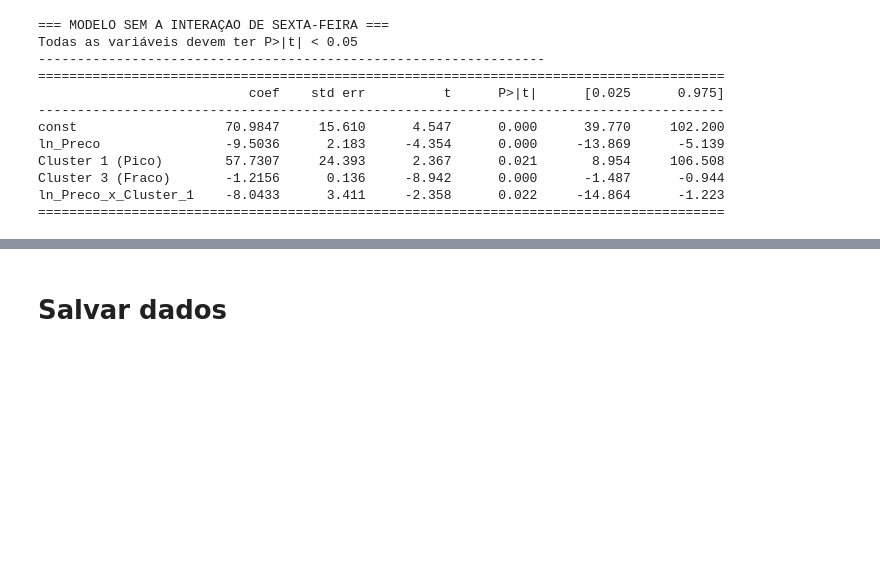
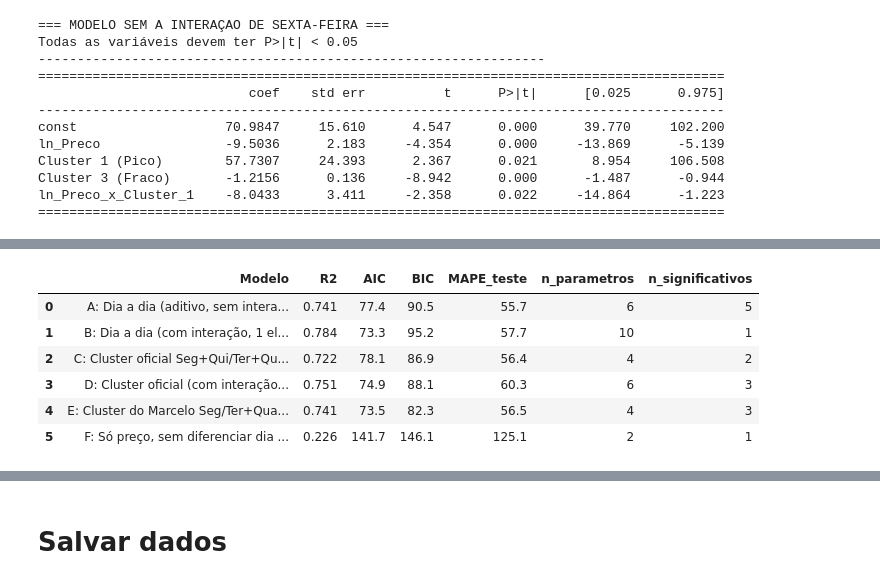
Before and after one commit to natfaria/2026-resolucao_problemas, a Jupyter notebook: 2026_resolucao_problemas/notebooks/01-EDA_v3.ipynb, the cells around one changed output, grey strips where cells are left out. Cells and saved outputs as stored; diff of their text form; code cells hidden in the pictures; blank space fills up the shorter version.

```diff
--- a/2026_resolucao_problemas/notebooks/01-EDA_v3.ipynb
+++ b/2026_resolucao_problemas/notebooks/01-EDA_v3.ipynb
@@ -1343,0 +1075,88 @@ pura — o modelo nunca viu exemplos ali, então a previsão de volume não tem
+# %%
+def preparar_candidato(cluster_func, com_interacao):
+    m = df_treino[~df_treino['Dia da Semana'].isin(['Sábado', 'Domingo'])].copy()
+    m['ln_Volume'] = np.log(m['Volume Tratado (kg)'])
+    m['ln_Preco'] = np.log(m['Preço'])
+    if cluster_func is not None:
+        m['Cluster'] = m['Dia da Semana'].apply(cluster_func)
+        dumm = pd.get_dummies(m['Cluster'], dtype=int)
+        base = dumm.sum().idxmax()  # usa o grupo mais numeroso como categoria de referência
+        dumm = dumm.drop(columns=[base])
+        m = pd.concat([m, dumm], axis=1)
+        cluster_cols = list(dumm.columns)
+    else:
+        cluster_cols = []
+    inter_cols = []
+    if com_interacao:
+        for c in cluster_cols:
+            col = f'ln_Preco_x_{c}'
+            m[col] = m['ln_Preco'] * m[c]
+            inter_cols.append(col)
+    cols = ['ln_Preco'] + cluster_cols + inter_cols
+    return m, cols
+
+
+def avaliar_candidato(nome, cluster_func, com_interacao):
+    m, cols = preparar_candidato(cluster_func, com_interacao)
+    X = sm.add_constant(m[cols])
+    modelo = sm.OLS(m['ln_Volume'], X).fit()
+
+    # validação fora da amostra (período de teste, Nov/2025)
+    t = df_teste_raw[~df_teste_raw['Dia da Semana'].isin(['Sábado', 'Domingo'])].copy()
+    t['ln_Preco'] = np.log(t['Preço'])
+    if cluster_func is not None:
+        t['Cluster'] = t['Dia da Semana'].apply(cluster_func)
+        base_cols = [c for c in cols if (not c.startswith('ln_Preco_x_')) and c != 'ln_Preco']
+        for c in base_cols:
+            t[c] = (t['Cluster'] == c).astype(int)
+        for c in [c for c in cols if c.startswith('ln_Preco_x_')]:
+            base_col = c.replace('ln_Preco_x_', '')
+            t[c] = t['ln_Preco'] * t[base_col]
+    Xt = sm.add_constant(t[cols], has_constant='add')
+    Xt = Xt[modelo.params.index]
+    pred = np.exp(modelo.predict(Xt))
+    mape = (abs(t['Volume Realizado (kg)'] - pred) / t['Volume Realizado (kg)']).mean() * 100
+    n_sig = int((modelo.pvalues[1:] < 0.05).sum())
+
+    return modelo, dict(Modelo=nome, R2=round(modelo.rsquared, 3), AIC=round(modelo.aic, 1),
+                         BIC=round(modelo.bic, 1), MAPE_teste=round(mape, 1),
+                         n_parametros=len(modelo.params), n_significativos=n_sig)
+
+
+def cluster_oficial(d):
+    if d in ['Segunda', 'Quinta']: return 'Pico'
+    if d in ['Terça', 'Quarta']: return 'Regular'
+    return 'Fraco'
+
+def cluster_final(d):
+    """Agrupamento proposto pelo Marcelo — vamos ver se ele se confirma no torneio."""
+    if d == 'Segunda': return 'Pico'
+    if d in ['Terça', 'Quarta', 'Quinta']: return 'TerQuaQui'
+    return 'Fraco'
+
+candidatos = [
+    ('A: Dia a dia (aditivo, sem interação)', lambda d: d, False),
+    ('B: Dia a dia (com interação, 1 elasticidade por dia)', lambda d: d, True),
+    ('C: Cluster oficial Seg+Qui/Ter+Qua/Sex (sem interação)', cluster_oficial, False),
+    ('D: Cluster oficial (com interação) — modelo original', cluster_oficial, True),
+    ('E: Cluster do Marcelo Seg/Ter+Qua+Qui/Sex (sem interação)', cluster_final, False),
+    ('F: Só preço, sem diferenciar dia nenhum', None, False),
+]
+
+modelos_ajustados = {}
+linhas = []
+for nome, cf, inter in candidatos:
+    modelo, linha = avaliar_candidato(nome, cf, inter)
+    modelos_ajustados[nome] = modelo
+    linhas.append(linha)
+
+tabela_torneio = pd.DataFrame(linhas)
+display(tabela_torneio)
+# %% [output]
+|  | Modelo | R2 | AIC | BIC | MAPE_teste | n_parametros | n_significativos |
+| 0 | A: Dia a dia (aditivo, sem intera... | 0.741 | 77.4 | 90.5 | 55.7 | 6 | 5 |
+| 1 | B: Dia a dia (com interação, 1 el... | 0.784 | 73.3 | 95.2 | 57.7 | 10 | 1 |
+| 2 | C: Cluster oficial Seg+Qui/Ter+Qu... | 0.722 | 78.1 | 86.9 | 56.4 | 4 | 2 |
+| 3 | D: Cluster oficial (com interação... | 0.751 | 74.9 | 88.1 | 60.3 | 6 | 3 |
+| 4 | E: Cluster do Marcelo Seg/Ter+Qua... | 0.741 | 73.5 | 82.3 | 56.5 | 4 | 3 |
+| 5 | F: Só preço, sem diferenciar dia ... | 0.226 | 141.7 | 146.1 | 125.1 | 2 | 1 |
```
Also changed, not shown: parts of 54 cells of this notebook, 2 other files.
